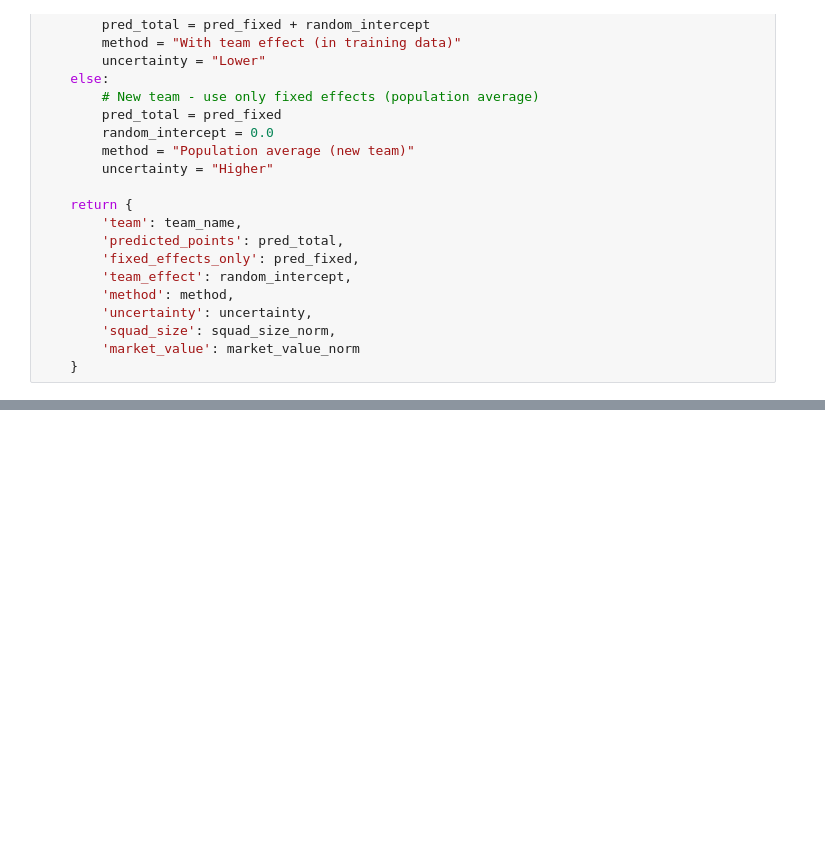
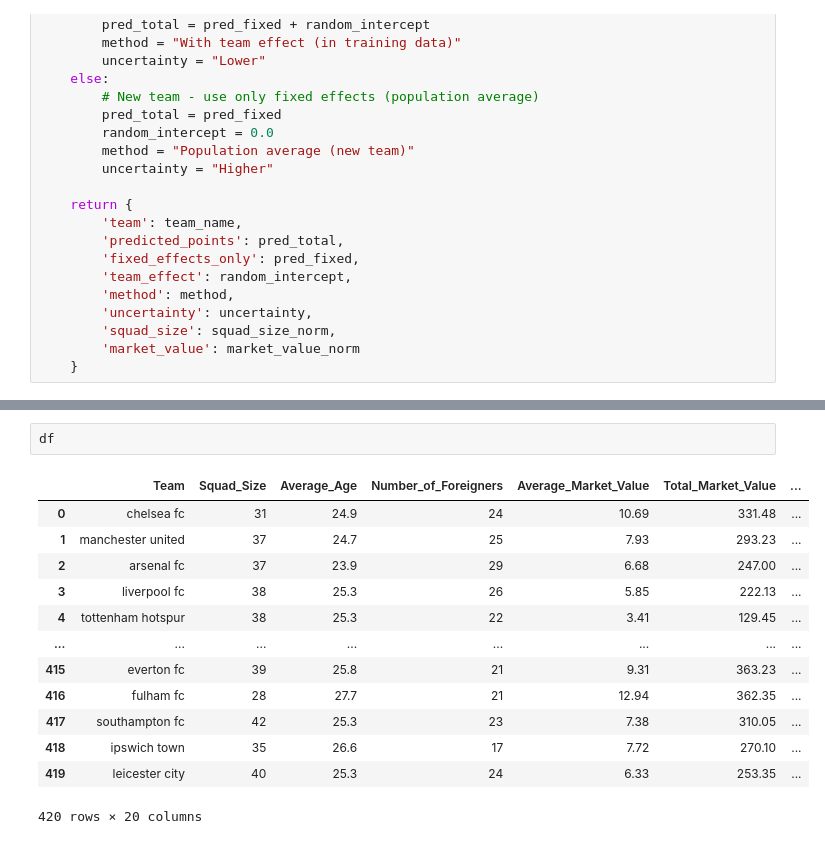
Before and after one commit to apend10/statistics-capstone, a Jupyter notebook: model-2-mixed-effects-mlr/model_2_dev.ipynb, the cells around one changed output, grey strips where cells are left out. Cells and saved outputs as stored; diff of their text form; blank space fills up the shorter version.

```diff
--- a/model-2-mixed-effects-mlr/model_2_dev.ipynb
+++ b/model-2-mixed-effects-mlr/model_2_dev.ipynb
@@ -300,3 +300,19 @@ Std dev of predictions: 13.6
 
 Teams with historical effect: 20
 Teams using population average: 0
+# %%
+df
+# %% [output]
+|  | Team | Squad_Size | Average_Age | Number_of_Foreigners | Average_Market_Value | Total_Market_Value | ... |
+| 0 | chelsea fc | 31 | 24.9 | 24 | 10.69 | 331.48 | ... |
+| 1 | manchester united | 37 | 24.7 | 25 | 7.93 | 293.23 | ... |
+| 2 | arsenal fc | 37 | 23.9 | 29 | 6.68 | 247.00 | ... |
+| 3 | liverpool fc | 38 | 25.3 | 26 | 5.85 | 222.13 | ... |
+| 4 | tottenham hotspur | 38 | 25.3 | 22 | 3.41 | 129.45 | ... |
+| ... | ... | ... | ... | ... | ... | ... | ... |
+| 415 | everton fc | 39 | 25.8 | 21 | 9.31 | 363.23 | ... |
+| 416 | fulham fc | 28 | 27.7 | 21 | 12.94 | 362.35 | ... |
+| 417 | southampton fc | 42 | 25.3 | 23 | 7.38 | 310.05 | ... |
+| 418 | ipswich town | 35 | 26.6 | 17 | 7.72 | 270.10 | ... |
+| 419 | leicester city | 40 | 25.3 | 24 | 6.33 | 253.35 | ... |
+420 rows × 20 columns
```
Also changed, not shown: parts of 5 cells of this notebook, 3 other files.
